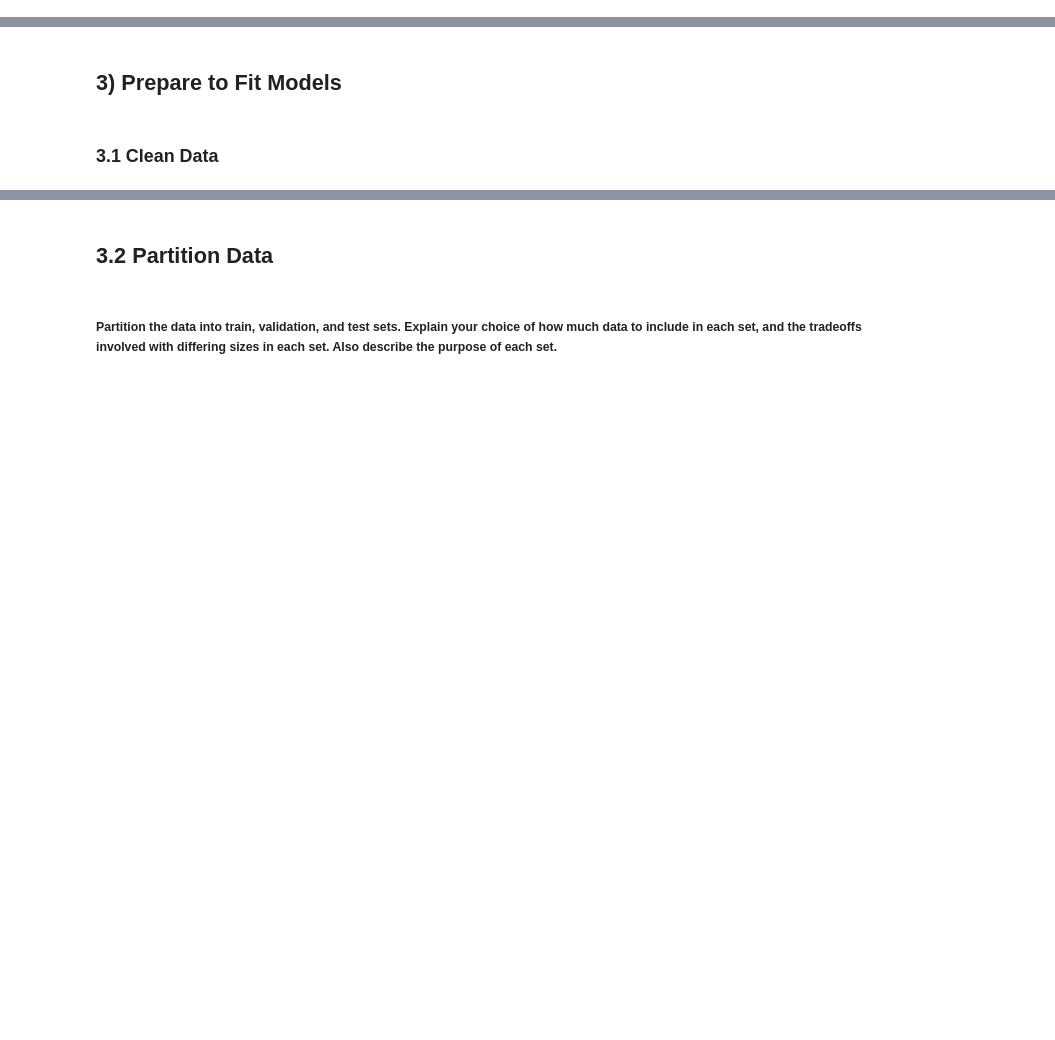
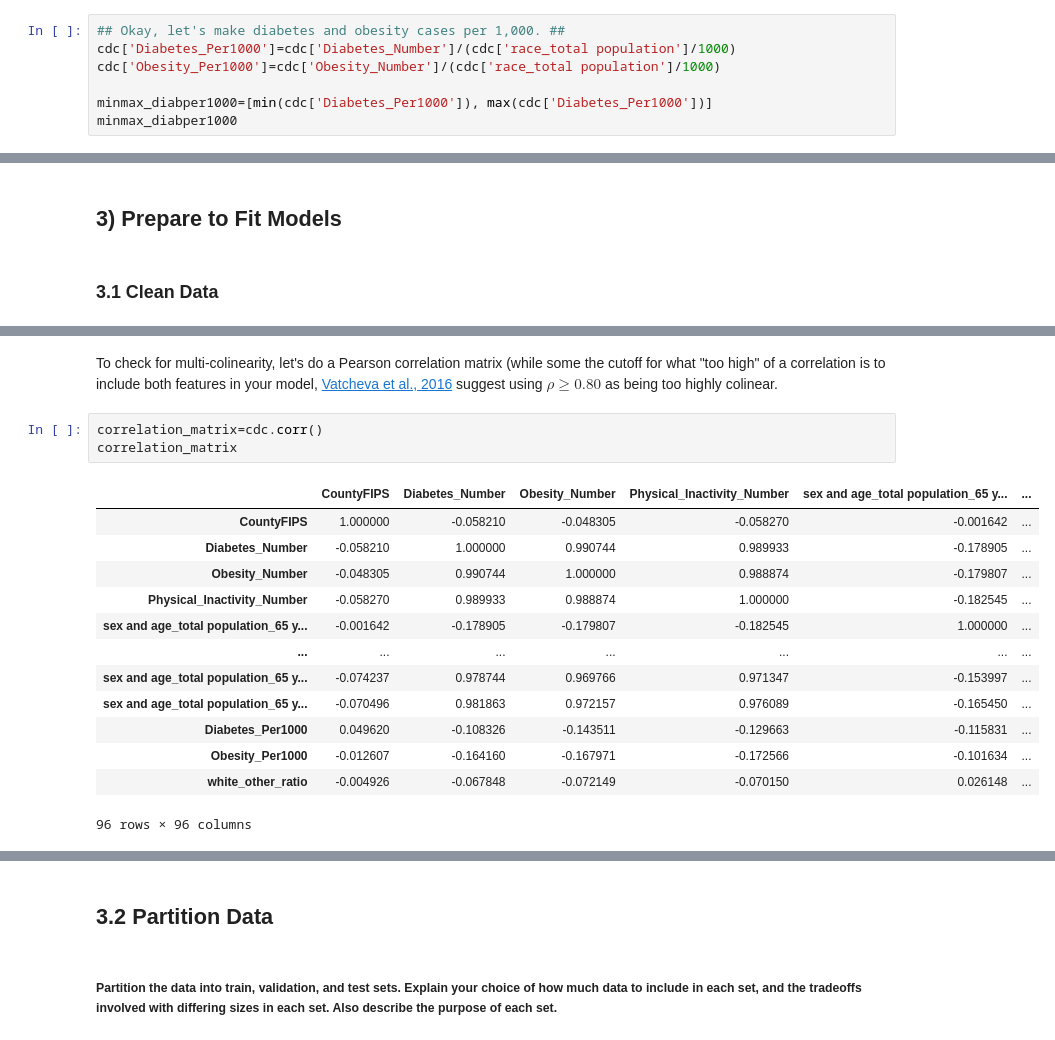
Before and after one commit to jharney0520/CSS_Project2_Team3_Fall2020, a Jupyter notebook: Project_2.ipynb, the cells around one changed output, grey strips where cells are left out. Drawn from its saved outputs; the diff is of its cells as text; blank space fills up the shorter version.

```diff
--- a/Project_2.ipynb
+++ b/Project_2.ipynb
@@ -88,0 +98,7 @@ Length: 96, dtype: object
+# %%
+## Okay, let's make diabetes and obesity cases per 1,000. ##
+cdc['Diabetes_Per1000']=cdc['Diabetes_Number']/(cdc['race_total population']/1000)
+cdc['Obesity_Per1000']=cdc['Obesity_Number']/(cdc['race_total population']/1000)
+
+minmax_diabper1000=[min(cdc['Diabetes_Per1000']), max(cdc['Diabetes_Per1000'])]
+minmax_diabper1000
@@ -263,0 +301,19 @@ models.
+# %% [markdown]
+To check for multi-colinearity, let's do a Pearson correlation matrix (while some the cutoff for what "too high" of a correlation is to include both features in your model, [Vatcheva et al., 2016](https://www.ncbi.nlm.nih.gov/pmc/articles/PMC4888898/#:~:text=When%20a%20multicollinearity%20diagnostic%20is,cutoff%20is%200.80%20%5B37%5D./) suggest using $\rho \geq 0.80$ as being too highly colinear.
+# %%
+correlation_matrix=cdc.corr()
+correlation_matrix
+# %% [output]
+|  | CountyFIPS | Diabetes_Number | Obesity_Number | Physical_Inactivity_Number | sex and age_total population_65 y... | ... |
+| CountyFIPS | 1.000000 | -0.058210 | -0.048305 | -0.058270 | -0.001642 | ... |
+| Diabetes_Number | -0.058210 | 1.000000 | 0.990744 | 0.989933 | -0.178905 | ... |
+| Obesity_Number | -0.048305 | 0.990744 | 1.000000 | 0.988874 | -0.179807 | ... |
+| Physical_Inactivity_Number | -0.058270 | 0.989933 | 0.988874 | 1.000000 | -0.182545 | ... |
+| sex and age_total population_65 y... | -0.001642 | -0.178905 | -0.179807 | -0.182545 | 1.000000 | ... |
+| ... | ... | ... | ... | ... | ... | ... |
+| sex and age_total population_65 y... | -0.074237 | 0.978744 | 0.969766 | 0.971347 | -0.153997 | ... |
+| sex and age_total population_65 y... | -0.070496 | 0.981863 | 0.972157 | 0.976089 | -0.165450 | ... |
+| Diabetes_Per1000 | 0.049620 | -0.108326 | -0.143511 | -0.129663 | -0.115831 | ... |
+| Obesity_Per1000 | -0.012607 | -0.164160 | -0.167971 | -0.172566 | -0.101634 | ... |
+| white_other_ratio | -0.004926 | -0.067848 | -0.072149 | -0.070150 | 0.026148 | ... |
+96 rows × 96 columns
```
Also changed, not shown: parts of 92 cells of this notebook.
